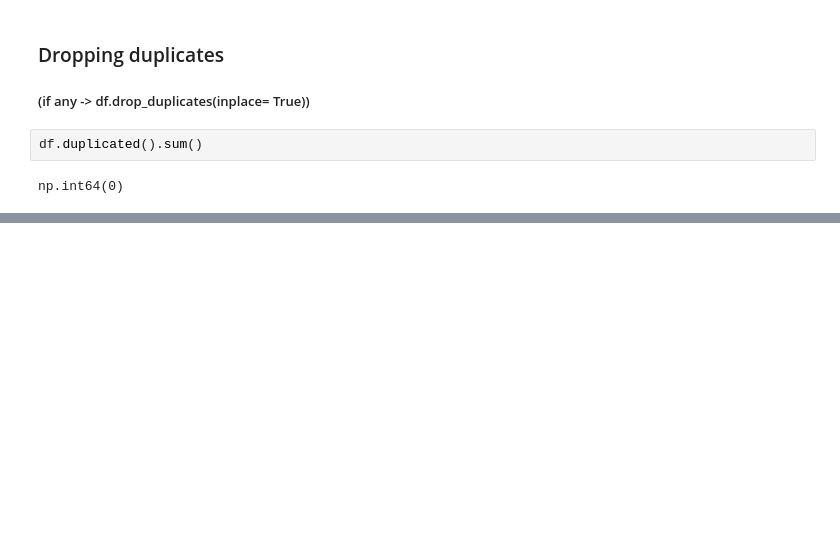
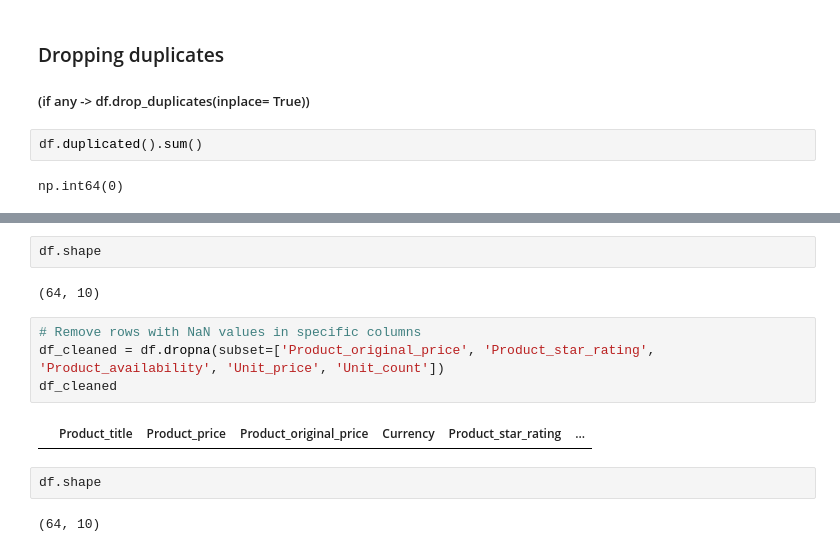
Before and after one commit to samwanyua/Data-Cleaning-with-Python-Pandas-Step-by-Step-Guide-on-Amazon-Product-Data, a Jupyter notebook: Notebook.ipynb, the cells around one changed output, grey strips where cells are left out. Drawn from its saved outputs; the diff is of its cells as text; blank space fills up the shorter version.

Commit message:
Remove NaN values

```diff
--- a/Notebook.ipynb
+++ b/Notebook.ipynb
@@ -132,0 +149,14 @@ np.int64(0)
+# %%
+df.shape
+# %% [output]
+(64, 10)
+# %%
+# Remove rows with NaN values in specific columns
+df_cleaned = df.dropna(subset=['Product_original_price', 'Product_star_rating', 'Product_availability', 'Unit_price', 'Unit_count'])
+df_cleaned
+# %% [output]
+|  | Product_title | Product_price | Product_original_price | Currency | Product_star_rating | ... |
+# %%
+df.shape
+# %% [output]
+(64, 10)
```
Also changed, not shown: parts of 3 cells of this notebook.
